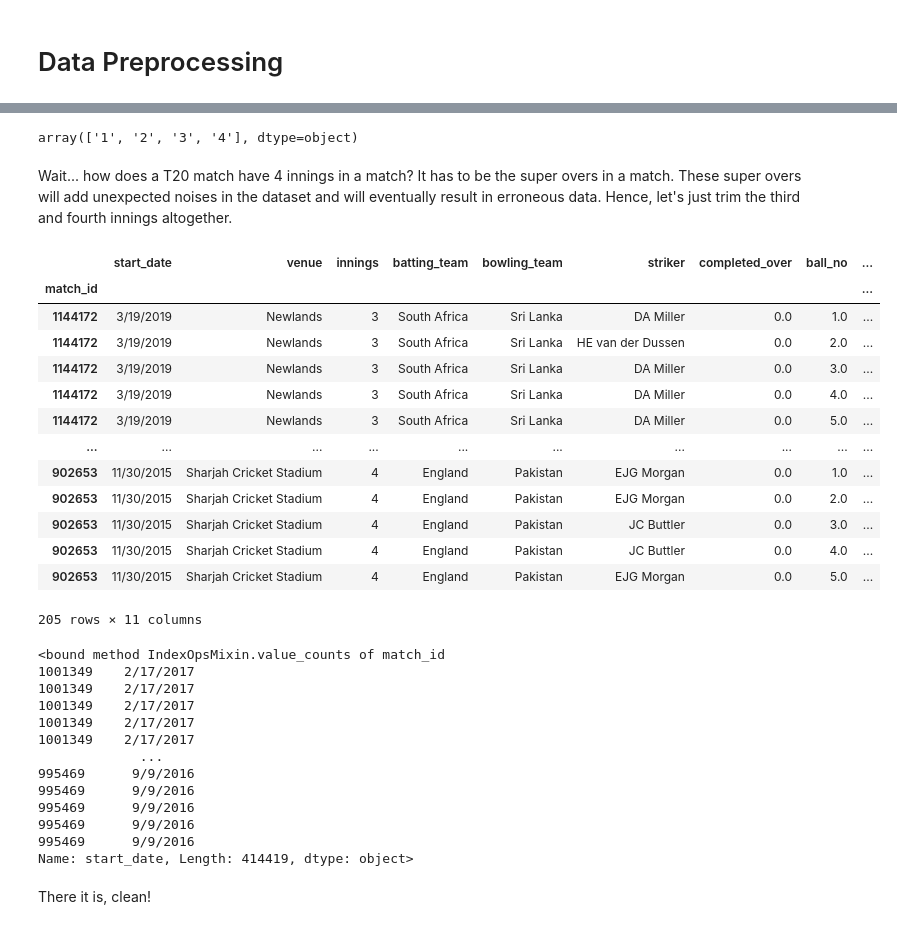
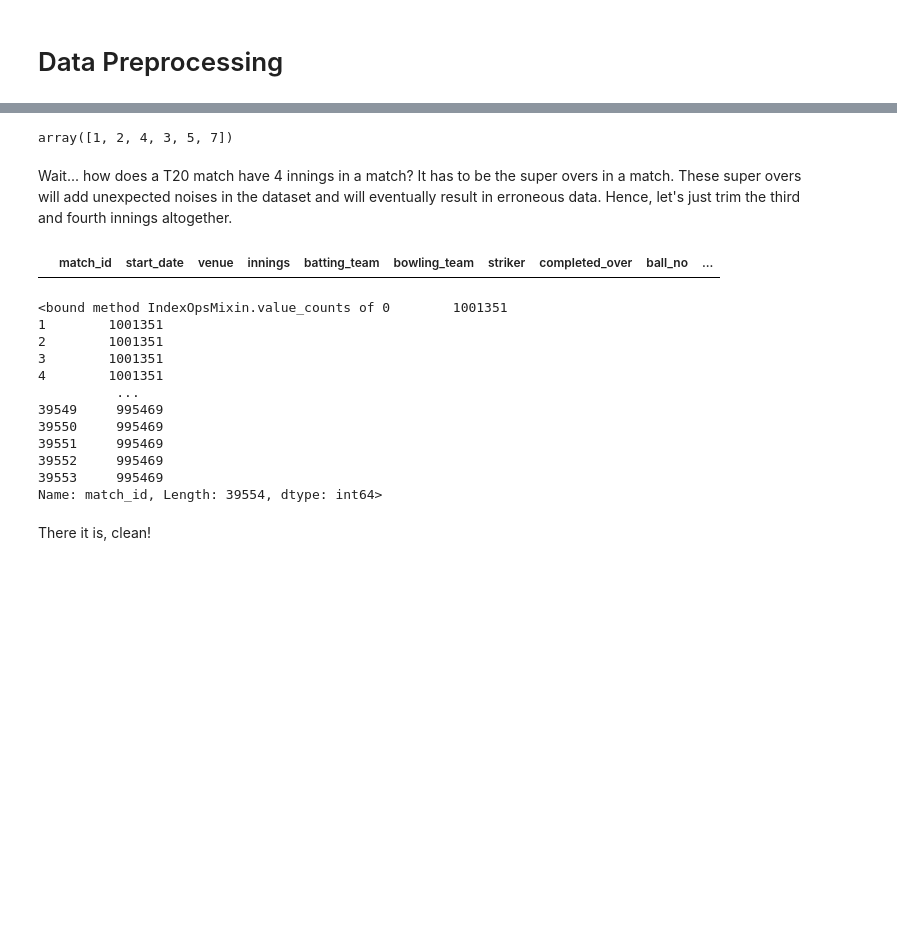
Before and after one commit to arko-saha/Beyond-Instinct-Data-driven-Cricket-Projection, a Jupyter notebook: Data_preprocessing.ipynb, the cells around one changed output, grey strips where cells are left out. Drawn from its saved outputs; the diff is of its cells as text; code cells hidden in the pictures; blank space fills up the shorter version.

Commit message:
Add data-driven projection model and update analysis scripts

```diff
--- a/Data_preprocessing.ipynb
+++ b/Data_preprocessing.ipynb
@@ -6,7 +1,8 @@ Drive already mounted at /content/drive; to attempt to forcibly remount, call dr
 # %%
 import pandas as pd
+import numpy as np
 
-df = pd.read_csv("/content/drive/MyDrive/Dissertation/data/merged.csv", index_col=0)
+df = pd.read_csv("data/merged.csv")
 # %%
 df.head()
 # %% [output]
@@ -20,0 +25,8 @@ df.head()
+# %%
+# Rename columns to match notebook expectations
+df.rename(columns={'batter': 'striker', 'player_out': 'player_dismissed'}, inplace=True)
+
+# Add missing columns expected by later cells
+for col in ['other_wicket_type', 'other_player_dismissed']:
+    if col not in df.columns:
+        df[col] = np.nan
@@ -63,8 +84,8 @@ df.tail(10)
 # %%
-new_order = ['start_date', 'venue', 'innings', 'batting_team', 'bowling_team',
+new_order = ['match_id', 'start_date', 'venue', 'innings', 'batting_team', 'bowling_team',
       'completed_over', 'ball_no', 'striker', 'non_striker', 'bowler', 'runs_off_bat',
       'extras', 'wides', 'noballs', 'byes', 'legbyes', 'penalty',
-      'wicket_type', 'player_dismissed', 'other_wicket_type',
+      'total_runs', 'wicket_type', 'player_dismissed', 'other_wicket_type',
       'other_player_dismissed']
 # %%
 df = df[new_order]
@@ -172,6 +183,6 @@ other_player_dismissed     object
 dtype: object
 # %%
-new_vars = ['start_date', 'venue', 'innings', 'batting_team', 'bowling_team','striker', 'completed_over', 'ball_no', 'runs_off_bat', 'wicket_type']
+new_vars = ['match_id', 'start_date', 'venue', 'innings', 'batting_team', 'bowling_team','striker', 'completed_over', 'ball_no', 'runs_off_bat', 'extras', 'total_runs', 'wicket_type']
 df1 = df[new_vars]
 # %%
 df1.head(10)
@@ -336,46 +315,32 @@ rows_with_desired_values
 # %%
 df1['innings'].unique()
 # %% [output]
-array(['1', '2', '3', '4'], dtype=object)
+array([1, 2, 4, 3, 5, 7])
 # %% [markdown]
 Wait... how does a T20 match have 4 innings in a match? It has to be the super overs in a match. These super overs will add unexpected noises in the dataset and will eventually result in erroneous data. Hence, let's just trim the third and fourth innings altogether.
 # %%
-check_few = ['3', '4']
+check_few = ['3', '4', '5', '7']
 rows_with_extra_innings = df1[df1['innings'].isin(check_few)]
 rows_with_extra_innings
 # %% [output]
-|  | start_date | venue | innings | batting_team | bowling_team | striker | completed_over | ball_no | ... |
-| match_id |  |  |  |  |  |  |  |  | ... |
-| 1144172 | 3/19/2019 | Newlands | 3 | South Africa | Sri Lanka | DA Miller | 0.0 | 1.0 | ... |
-| 1144172 | 3/19/2019 | Newlands | 3 | South Africa | Sri Lanka | HE van der Dussen | 0.0 | 2.0 | ... |
-| 1144172 | 3/19/2019 | Newlands | 3 | South Africa | Sri Lanka | DA Miller | 0.0 | 3.0 | ... |
-| 1144172 | 3/19/2019 | Newlands | 3 | South Africa | Sri Lanka | DA Miller | 0.0 | 4.0 | ... |
-| 1144172 | 3/19/2019 | Newlands | 3 | South Africa | Sri Lanka | DA Miller | 0.0 | 5.0 | ... |
-| ... | ... | ... | ... | ... | ... | ... | ... | ... | ... |
-| 902653 | 11/30/2015 | Sharjah Cricket Stadium | 4 | England | Pakistan | EJG Morgan | 0.0 | 1.0 | ... |
-| 902653 | 11/30/2015 | Sharjah Cricket Stadium | 4 | England | Pakistan | EJG Morgan | 0.0 | 2.0 | ... |
-| 902653 | 11/30/2015 | Sharjah Cricket Stadium | 4 | England | Pakistan | JC Buttler | 0.0 | 3.0 | ... |
-| 902653 | 11/30/2015 | Sharjah Cricket Stadium | 4 | England | Pakistan | JC Buttler | 0.0 | 4.0 | ... |
-| 902653 | 11/30/2015 | Sharjah Cricket Stadium | 4 | England | Pakistan | EJG Morgan | 0.0 | 5.0 | ... |
+|  | match_id | start_date | venue | innings | batting_team | bowling_team | striker | completed_over | ball_no | ... |
-205 rows × 11 columns
 # %%
 df1 = df1.drop(rows_with_extra_innings.index)
 # %%
 df1.iloc[:,0].value_counts
 # %% [output]
-<bound method IndexOpsMixin.value_counts of match_id
-1001349    2/17/2017
-1001349    2/17/2017
-1001349    2/17/2017
-1001349    2/17/2017
-1001349    2/17/2017
-             ...
-995469      9/9/2016
-995469      9/9/2016
-995469      9/9/2016
-995469      9/9/2016
-995469      9/9/2016
-Name: start_date, Length: 414419, dtype: object>
+<bound method IndexOpsMixin.value_counts of 0        1001351
+1        1001351
+2        1001351
+3        1001351
+4        1001351
+          ...
+39549     995469
+39550     995469
+39551     995469
+39552     995469
+39553     995469
+Name: match_id, Length: 39554, dtype: int64>
 # %% [markdown]
 There it is, clean!
 # %% [markdown]
```
Also changed, not shown: parts of 41 cells of this notebook, 39 other files.
